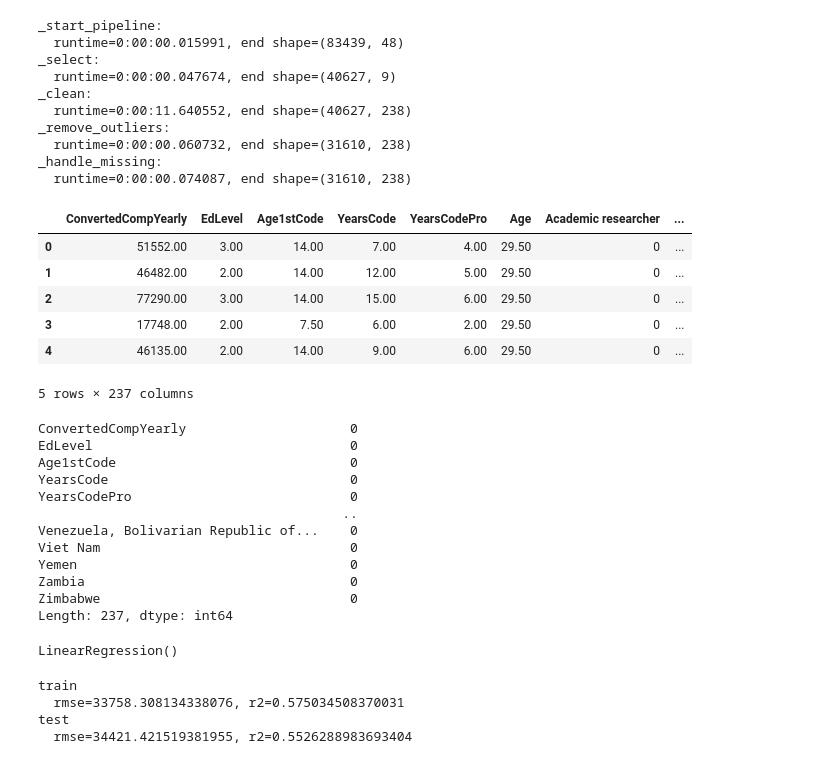
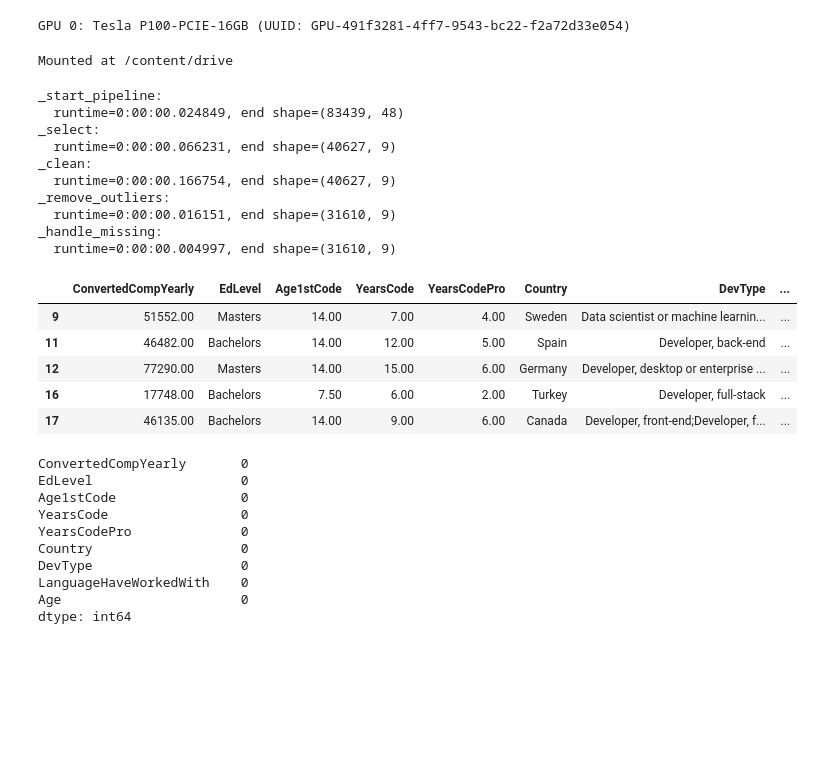
Before and after one commit to BlairCurrey/swe-salary-predictor, a Jupyter notebook: analytics/model.ipynb, the cells around one changed output. Saved outputs shown, nothing was run; the diff lists cells and outputs as text; code cells hidden in the pictures; blank space fills up the shorter version.

```diff
--- a/analytics/model.ipynb
+++ b/analytics/model.ipynb
@@ -1,7 +1,7 @@
 # %%
 try:
   import google.colab
-  IN_COLAB = True
+  IN_COLAB = True3.7
 except:
   IN_COLAB = False
 # %%
@@ -12,3 +31,5 @@ if IN_COLAB:
 # %%
 if IN_COLAB:
   !nvidia-smi -L
+# %% [output]
+GPU 0: Tesla P100-PCIE-16GB (UUID: GPU-491f3281-4ff7-9543-bc22-f2a72d33e054)
@@ -19,4 +42,6 @@ if IN_COLAB:
   drive.mount('/content/drive')
   sys.path.append('/content/drive/MyDrive')
   sys.path.append('/content/drive/MyDrive/swe-salary-predictor')
+# %% [output]
+Mounted at /content/drive
 # %%
@@ -37,41 +64,38 @@ sns.set_theme(color_codes=True)
 # %%
 path = './data/stack-overflow-developer-survey-2021/survey_results_public.csv'
 if IN_COLAB:
   path = './drive/MyDrive/swe-salary-predictor/survey_results_public.csv'
 
-dl = DataLoader(path)
+dl = DataLoader(path=path)
 df = dl.df
 df.head()
 # %% [output]
 _start_pipeline:
-  runtime=0:00:00.015991, end shape=(83439, 48)
+  runtime=0:00:00.024849, end shape=(83439, 48)
 _select:
-  runtime=0:00:00.047674, end shape=(40627, 9)
+  runtime=0:00:00.066231, end shape=(40627, 9)
 _clean:
-  runtime=0:00:11.640552, end shape=(40627, 238)
+  runtime=0:00:00.166754, end shape=(40627, 9)
 _remove_outliers:
-  runtime=0:00:00.060732, end shape=(31610, 238)
+  runtime=0:00:00.016151, end shape=(31610, 9)
 _handle_missing:
-  runtime=0:00:00.074087, end shape=(31610, 238)
+  runtime=0:00:00.004997, end shape=(31610, 9)
-|  | ConvertedCompYearly | EdLevel | Age1stCode | YearsCode | YearsCodePro | Age | Academic researcher | ... |
-| 0 | 51552.00 | 3.00 | 14.00 | 7.00 | 4.00 | 29.50 | 0 | ... |
-| 1 | 46482.00 | 2.00 | 14.00 | 12.00 | 5.00 | 29.50 | 0 | ... |
-| 2 | 77290.00 | 3.00 | 14.00 | 15.00 | 6.00 | 29.50 | 0 | ... |
-| 3 | 17748.00 | 2.00 | 7.50 | 6.00 | 2.00 | 29.50 | 0 | ... |
-| 4 | 46135.00 | 2.00 | 14.00 | 9.00 | 6.00 | 29.50 | 0 | ... |
+|  | ConvertedCompYearly | EdLevel | Age1stCode | YearsCode | YearsCodePro | Country | DevType | ... |
+| 9 | 51552.00 | Masters | 14.00 | 7.00 | 4.00 | Sweden | Data scientist or machine learnin... | ... |
+| 11 | 46482.00 | Bachelors | 14.00 | 12.00 | 5.00 | Spain | Developer, back-end | ... |
+| 12 | 77290.00 | Masters | 14.00 | 15.00 | 6.00 | Germany | Developer, desktop or enterprise ... | ... |
+| 16 | 17748.00 | Bachelors | 7.50 | 6.00 | 2.00 | Turkey | Developer, full-stack | ... |
+| 17 | 46135.00 | Bachelors | 14.00 | 9.00 | 6.00 | Canada | Developer, front-end;Developer, f... | ... |
-5 rows × 237 columns
 # %%
 df.isna().sum()
 # %% [output]
-ConvertedCompYearly                     0
-EdLevel                                 0
-Age1stCode                              0
-YearsCode                               0
-YearsCodePro                            0
-                                       ..
-Venezuela, Bolivarian Republic of...    0
-Viet Nam                                0
-Yemen                                   0
-Zambia                                  0
-Zimbabwe                                0
-Length: 237, dtype: int64
+ConvertedCompYearly       0
+EdLevel                   0
+Age1stCode                0
+YearsCode                 0
+YearsCodePro              0
+Country                   0
+DevType                   0
+LanguageHaveWorkedWith    0
+Age                       0
+dtype: int64
@@ -85,21 +101,0 @@ x_train, x_test, y_train, y_test = train_test_split(train, labels, test_size=0.2
-# %%
-reg.fit(x_train, y_train)
-# %% [output]
-LinearRegression()
-# %%
-def performance(x, y, name):
-    y_predict = reg.predict(x)
-    rmse = (np.sqrt(mean_squared_error(y, y_predict)))
-    r2 = r2_score(y, y_predict)
-
-    print(name)
-    print(f'  rmse={rmse}, r2={r2}')
-
-
-performance(x_train, y_train, 'train')
-performance(x_test, y_test, 'test')
-# %% [output]
-train
-  rmse=33758.308134338076, r2=0.575034508370031
-test
-  rmse=34421.421519381955, r2=0.5526288983693404
```
Also changed, not shown: parts of 74 cells of this notebook, 2 other files.
